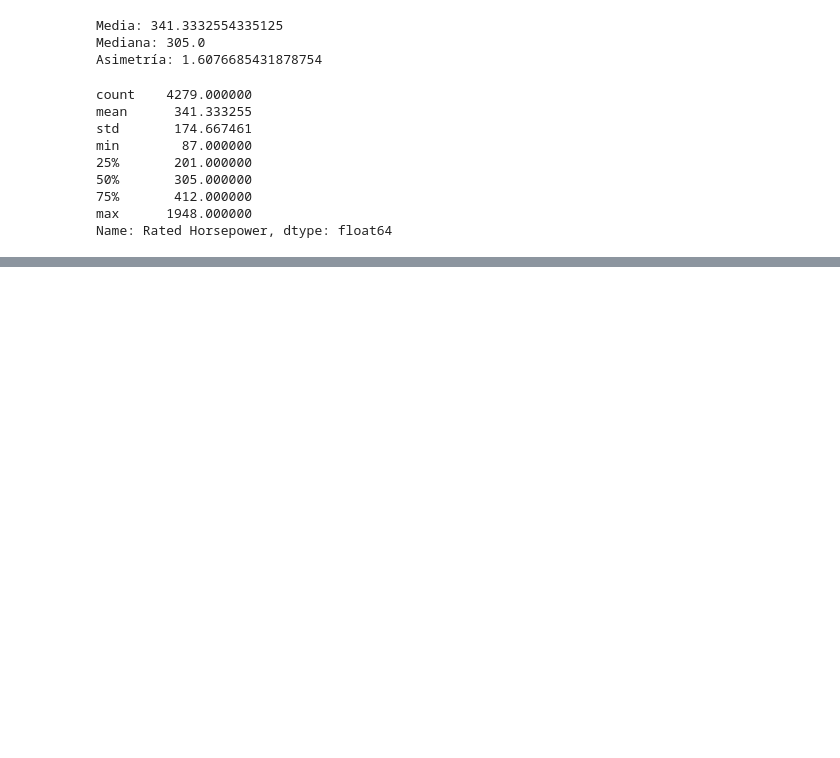
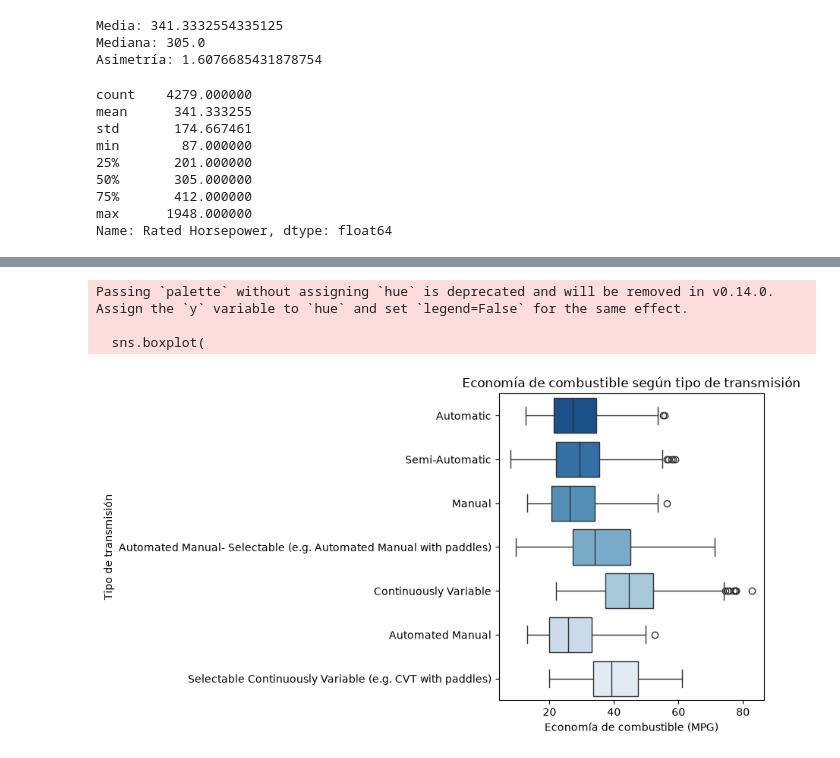
Before and after one commit to abiordorica13/TPEFUNDAMENTOS, a Jupyter notebook: Untitled-1.ipynb, the cells around one changed output, grey strips where cells are left out. Drawn from its saved outputs; the diff is of its cells as text; code cells hidden in the pictures; blank space fills up the shorter version.

```diff
--- a/Untitled-1.ipynb
+++ b/Untitled-1.ipynb
@@ -1247,0 +1375,28 @@ Name: Rated Horsepower, dtype: float64
+# %%
+combustibles_combustion = [
+    "Tier 2 Cert Gasoline",
+    "Cold CO Regular (Tier 2)",
+    "Federal Cert Diesel 7-15 PPM Sulfur",
+    "Cold CO Premium (Tier 2)",
+    "E85 (85% Ethanol 15% EPA Unleaded Gasoline)",
+    "Tier 3 E10 Regular Gasoline (9 RVP @Low Alt.)",
+    "Cold CO E10 Regular Gasoline (Tier 3)",
+    "CARB LEV3 E10 Premium Gasoline",
+    "CARB LEV3 E10 Regular Gasoline"
+]
+
+#Que no tenga valores nulos en ninguna de las variables seleccionadas
+completos = df_limpio[variables_modelo].notnull().all(axis=1)
+
+#Que corresponda a un combustible de combustión
+es_combustion = df_limpio["Test Fuel Type Description"].isin(combustibles_combustion)
+
+variables_numericas = [
+    "RND_ADJ_FE",
+    "Equivalent Test Weight (lbs.)",
+    "Rated Horsepower",
+    "Test Veh Displacement (L)",
+    "# of Cylinders and Rotors"
+]
+
+display(df_limpio.loc[es_combustion & completos, variables_numericas].describe().T)
@@ -1247,0 +1472,22 @@ Name: Rated Horsepower, dtype: float64
+# %%
+# Boxplot para la variable categorica transmision
+
+plt.figure(figsize=(9, 5))
+
+sns.boxplot(
+    data=df_limpio.loc[es_combustion & completos],
+    y="Tested Transmission Type",  # Transmisión al eje Y
+    x="RND_ADJ_FE",                 # Rendimiento al eje X
+    palette="Blues_r"
+)
+
+plt.title("Economía de combustible según tipo de transmisión")
+plt.xlabel("Economía de combustible (MPG)")
+plt.ylabel("Tipo de transmisión")
+plt.tight_layout()
+plt.show()
+# %% [output]
+Passing `palette` without assigning `hue` is deprecated and will be removed in v0.14.0. Assign the `y` variable to `hue` and set `legend=False` for the same effect.
+
+  sns.boxplot(
+[figure, added]
```
Also changed, not shown: parts of 11 cells of this notebook.
